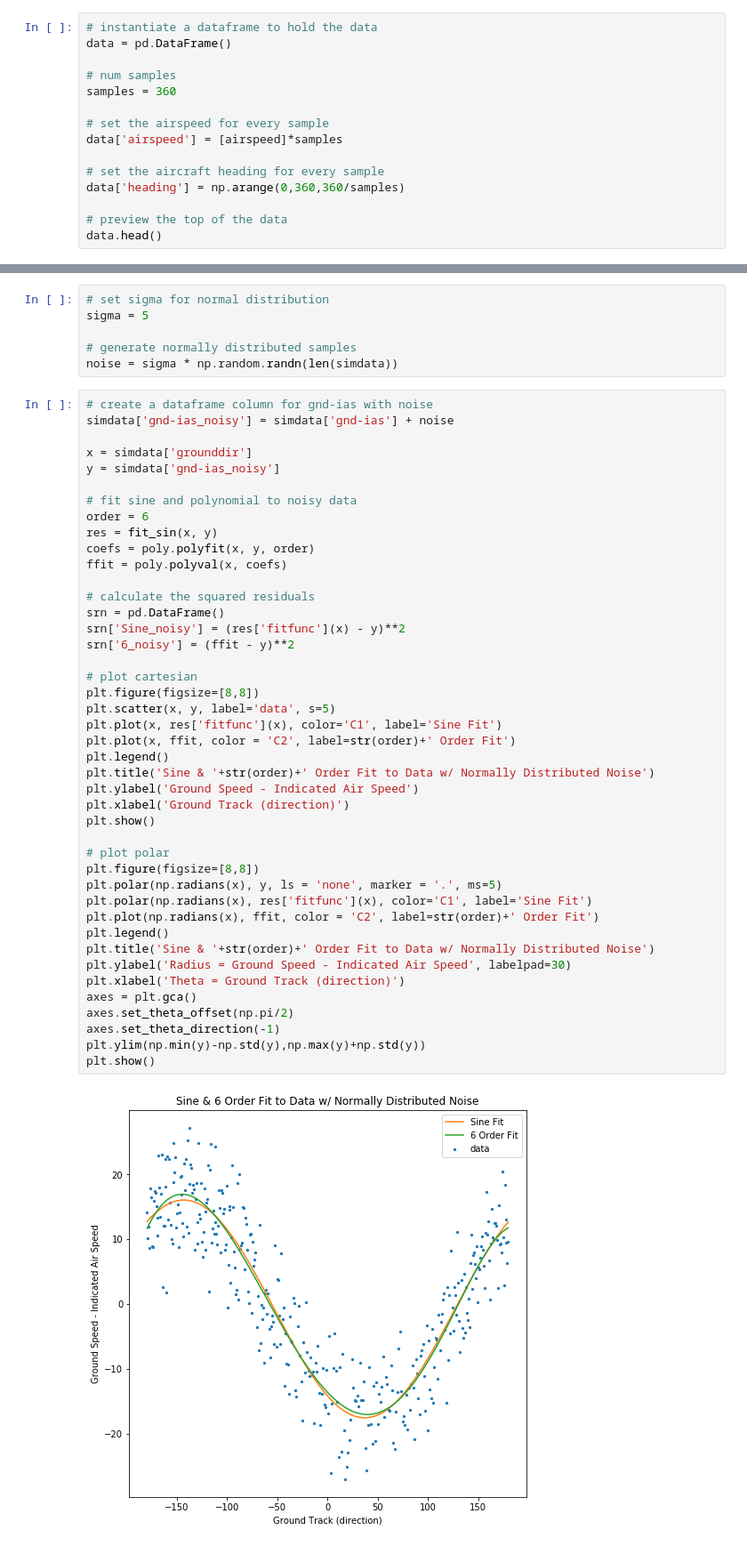
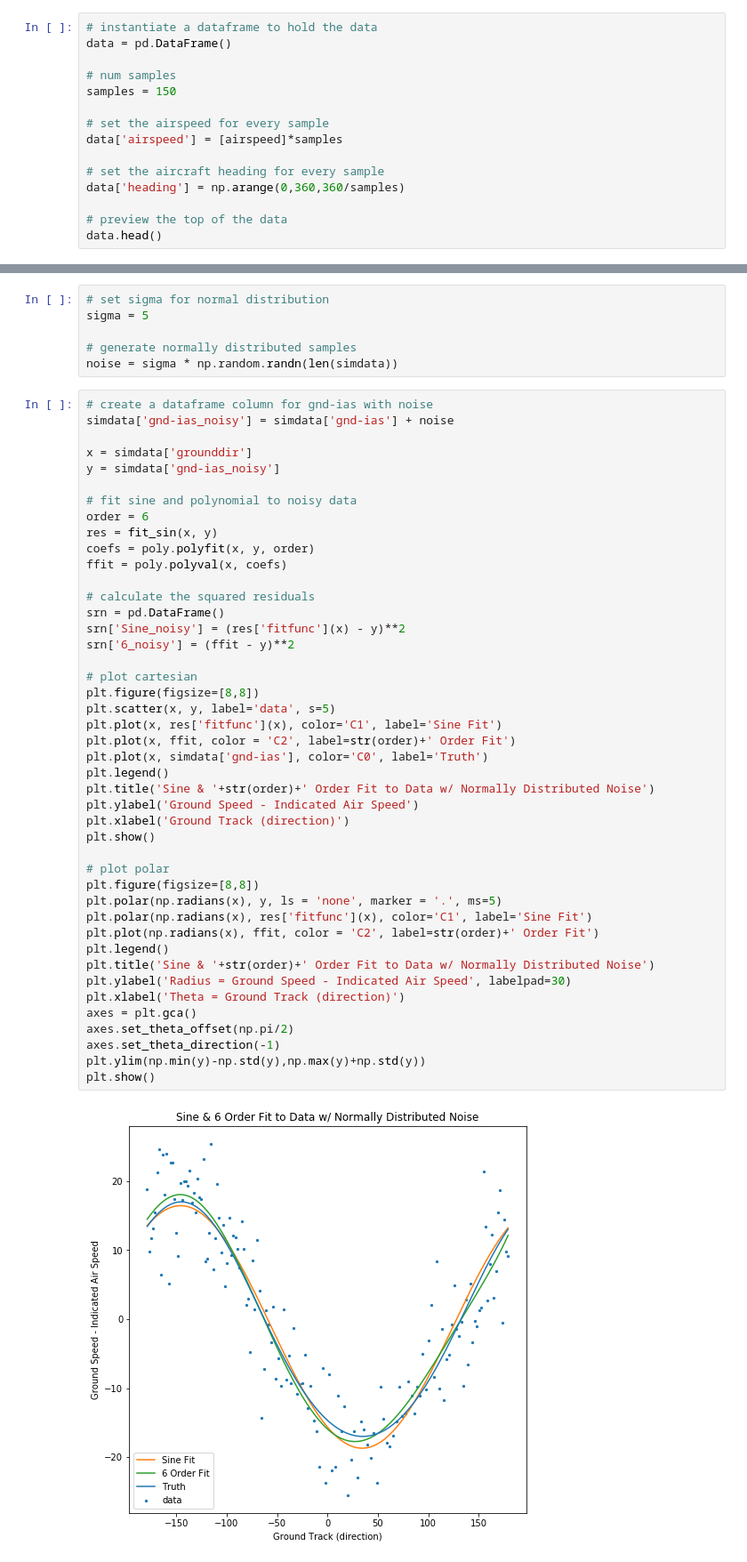
Before and after one commit to busbykt/RPi4Aviation, a Jupyter notebook: Ground Wind Velocity.ipynb, the cells around one changed output, grey strips where cells are left out. Shown at 89% size. Cells and saved outputs as stored; diff of their text form.

```diff
--- a/Ground Wind Velocity.ipynb
+++ b/Ground Wind Velocity.ipynb
@@ -62,7 +62,7 @@ The aircraft will go through all 360 degrees of direction. For simplicity, I wil
 data = pd.DataFrame()
 
 # num samples
-samples = 360
+samples = 150
 
 # set the airspeed for every sample
 data['airspeed'] = [airspeed]*samples
@@ -262,31 +262,32 @@ ffit = poly.polyval(x, coefs)
 srn = pd.DataFrame()
 srn['Sine_noisy'] = (res['fitfunc'](x) - y)**2
 srn['6_noisy'] = (ffit - y)**2
 
 # plot cartesian
 plt.figure(figsize=[8,8])
 plt.scatter(x, y, label='data', s=5)
 plt.plot(x, res['fitfunc'](x), color='C1', label='Sine Fit')
 plt.plot(x, ffit, color = 'C2', label=str(order)+' Order Fit')
+plt.plot(x, simdata['gnd-ias'], color='C0', label='Truth')
 plt.legend()
 plt.title('Sine & '+str(order)+' Order Fit to Data w/ Normally Distributed Noise')
 plt.ylabel('Ground Speed - Indicated Air Speed')
 plt.xlabel('Ground Track (direction)')
 plt.show()
 
 # plot polar
 plt.figure(figsize=[8,8])
 plt.polar(np.radians(x), y, ls = 'none', marker = '.', ms=5)
 plt.polar(np.radians(x), res['fitfunc'](x), color='C1', label='Sine Fit')
 plt.plot(np.radians(x), ffit, color = 'C2', label=str(order)+' Order Fit')
 plt.legend()
 plt.title('Sine & '+str(order)+' Order Fit to Data w/ Normally Distributed Noise')
 plt.ylabel('Radius = Ground Speed - Indicated Air Speed', labelpad=30)
 plt.xlabel('Theta = Ground Track (direction)')
 axes = plt.gca()
 axes.set_theta_offset(np.pi/2)
 axes.set_theta_direction(-1)
 plt.ylim(np.min(y)-np.std(y),np.max(y)+np.std(y))
 plt.show()
 # %% [output]
-[figure, old version]
+[figure, new version]
```
Also changed, not shown: parts of 13 cells of this notebook.
